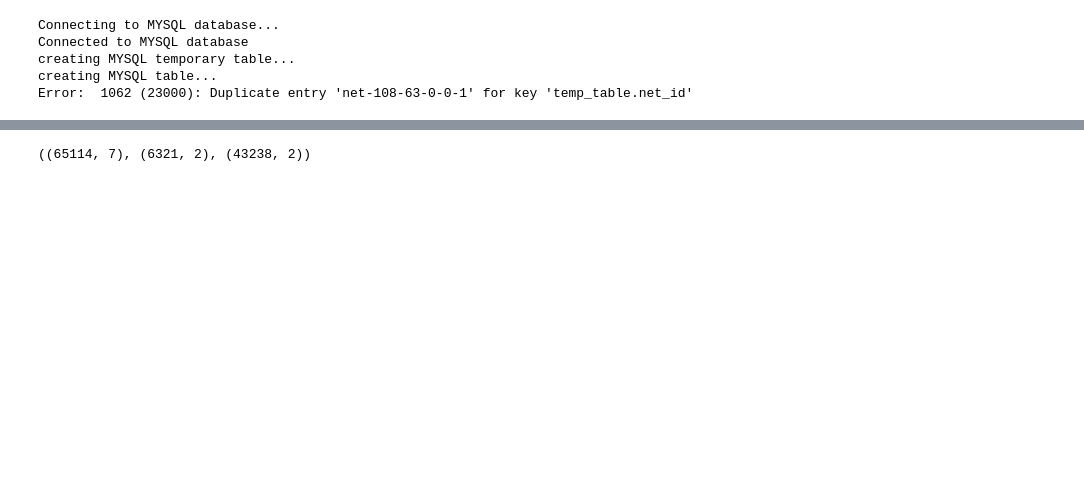
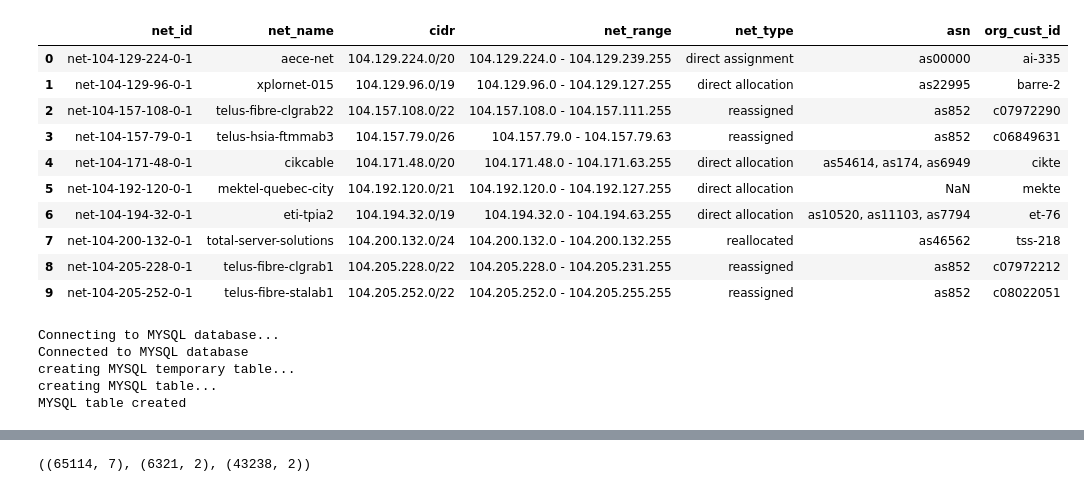
Before and after one commit to FelixQLe/Mastering-MySQL-Practice, a Jupyter notebook: Assessment.ipynb, the cells around one changed output, grey strips where cells are left out. Drawn from its saved outputs; the diff is of its cells as text; code cells hidden in the pictures; blank space fills up the shorter version.

```diff
--- a/Assessment.ipynb
+++ b/Assessment.ipynb
@@ -122,8 +122,35 @@ Error:  1064 (42000): You have an error in your SQL syntax; check the manual tha
 # %%
-insert_msql_table('/Users/hople/working_folder/Bootcamp_practices/SQL_practice/arin_data_sets/arin_net.tsv', 'network')
+import pandas as pd
+
+pd.read_csv('/Users/hople/working_folder/Bootcamp_practices/SQL_practice/arin_data_sets/arin_net1.tsv', sep='\t')
 # %% [output]
-Connecting to MYSQL database...
-Connected to MYSQL database
-creating MYSQL temporary table...
-creating MYSQL table...
-Error:  1062 (23000): Duplicate entry 'net-108-63-0-0-1' for key 'temp_table.net_id'
+|  | net_id | net_name | cidr | net_range | net_type | asn | org_cust_id |
+| 0 | net-104-129-224-0-1 | aece-net | 104.129.224.0/20 | 104.129.224.0 - 104.129.239.255 | direct assignment | as00000 | ai-335 |
+| 1 | net-104-129-96-0-1 | xplornet-015 | 104.129.96.0/19 | 104.129.96.0 - 104.129.127.255 | direct allocation | as22995 | barre-2 |
+| 2 | net-104-157-108-0-1 | telus-fibre-clgrab22 | 104.157.108.0/22 | 104.157.108.0 - 104.157.111.255 | reassigned | as852 | c07972290 |
+| 3 | net-104-157-79-0-1 | telus-hsia-ftmmab3 | 104.157.79.0/26 | 104.157.79.0 - 104.157.79.63 | reassigned | as852 | c06849631 |
+| 4 | net-104-171-48-0-1 | cikcable | 104.171.48.0/20 | 104.171.48.0 - 104.171.63.255 | direct allocation | as54614, as174, as6949 | cikte |
+| 5 | net-104-192-120-0-1 | mektel-quebec-city | 104.192.120.0/21 | 104.192.120.0 - 104.192.127.255 | direct allocation | NaN | mekte |
+| 6 | net-104-194-32-0-1 | eti-tpia2 | 104.194.32.0/19 | 104.194.32.0 - 104.194.63.255 | direct allocation | as10520, as11103, as7794 | et-76 |
+| 7 | net-104-200-132-0-1 | total-server-solutions | 104.200.132.0/24 | 104.200.132.0 - 104.200.132.255 | reallocated | as46562 | tss-218 |
+| 8 | net-104-205-228-0-1 | telus-fibre-clgrab1 | 104.205.228.0/22 | 104.205.228.0 - 104.205.231.255 | reassigned | as852 | c07972212 |
+| 9 | net-104-205-252-0-1 | telus-fibre-stalab1 | 104.205.252.0/22 | 104.205.252.0 - 104.205.255.255 | reassigned | as852 | c08022051 |
+# %%
+net_insert_query = f"""INSERT INTO network (net_id, net_name, cidr, net_range, net_type, asn, org_cust_id)
+                        SELECT net_id, net_name, cidr, net_range, net_type, asn, org_cust_id
+                        FROM temp_table
+                        ON DUPLICATE KEY UPDATE
+                        net_name = VALUES(net_name),
+                        cidr = VALUES(cidr),
+                        net_range = VALUES(net_range),
+                        net_type = VALUES(net_type),
+                        asn = VALUES(asn),
+                        org_cust_id = VALUES(org_cust_id);"""
+
+insert_msql_table('/Users/hople/working_folder/Bootcamp_practices/SQL_practice/arin_data_sets/arin_net1.tsv', 'network', net_insert_query)
+# %% [output]
+Connecting to MYSQL database...
+Connected to MYSQL database
+creating MYSQL temporary table...
+creating MYSQL table...
+MYSQL table created
```
Also changed, not shown: parts of 5 cells of this notebook, 1 other file.
